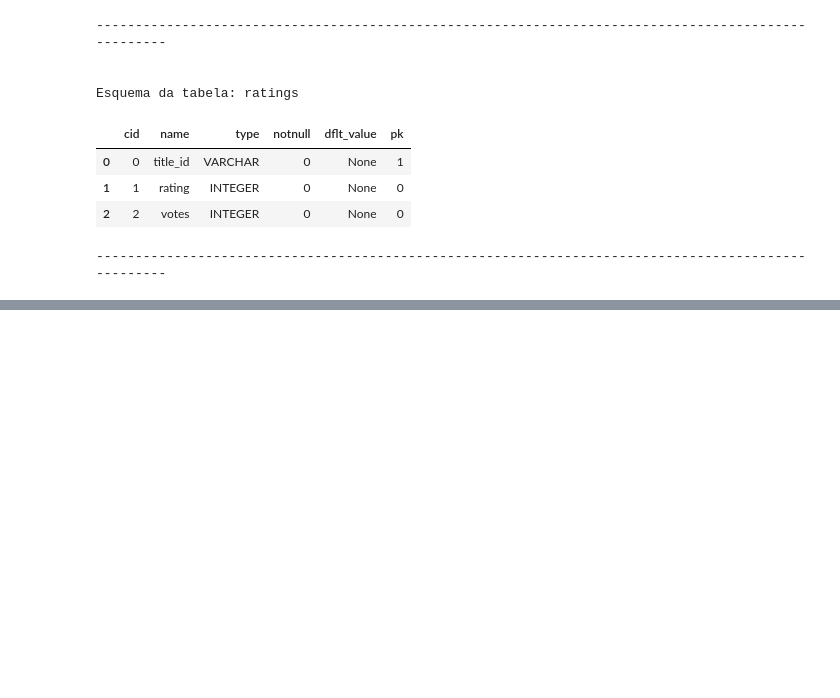
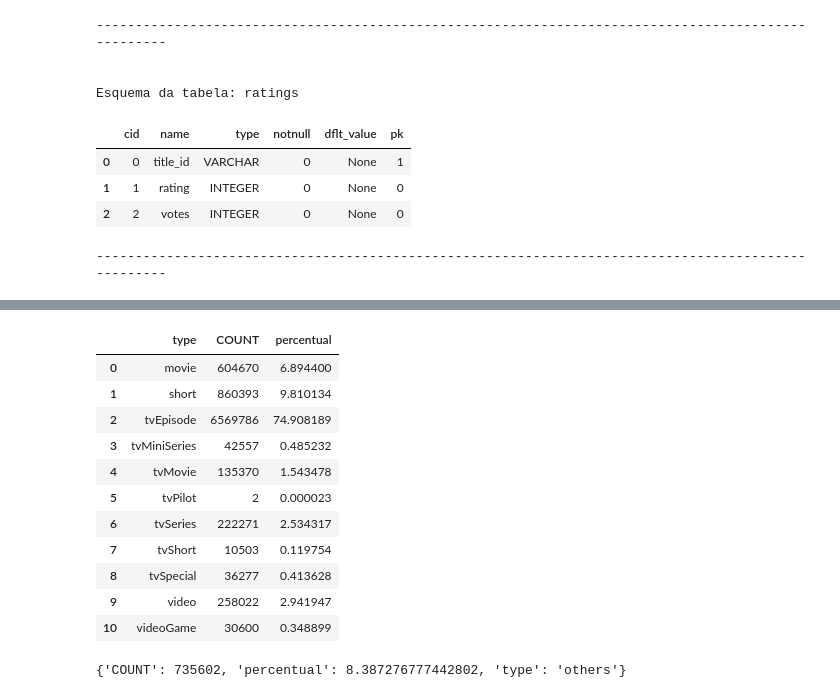
Before and after one commit to leosilvalg/projeto_analise_exploratoria, a Jupyter notebook: Projeto-Analise-Exploratoria-de-Dados.ipynb, the cells around one changed output, grey strips where cells are left out. Drawn from its saved outputs; the diff is of its cells as text; code cells hidden in the pictures; blank space fills up the shorter version.

Commit message:
Primeira parte. Categorias mais comuns no IMDB

```diff
--- a/Projeto-Analise-Exploratoria-de-Dados.ipynb
+++ b/Projeto-Analise-Exploratoria-de-Dados.ipynb
@@ -138,0 +141,5 @@ Esquema da tabela: ratings
+# %%
+# Criando a primeira consulta
+consulta1 = '''SELECT type, COUNT(*) AS COUNT FROM titles GROUP BY type'''
+# %%
+resultado1 = pd.read_sql_query(consulta1, conn)
@@ -138,0 +162,18 @@ Esquema da tabela: ratings
+# %%
+# Além de calcular o percentual, é necessário criar uma coluna nova
+resultado1['percentual'] = (resultado1['COUNT'] / resultado1['COUNT'].sum()) * 100
+# %%
+display(resultado1)
+# %% [output]
+|  | type | COUNT | percentual |
+| 0 | movie | 604670 | 6.894400 |
+| 1 | short | 860393 | 9.810134 |
+| 2 | tvEpisode | 6569786 | 74.908189 |
+| 3 | tvMiniSeries | 42557 | 0.485232 |
+| 4 | tvMovie | 135370 | 1.543478 |
+| 5 | tvPilot | 2 | 0.000023 |
+| 6 | tvSeries | 222271 | 2.534317 |
+| 7 | tvShort | 10503 | 0.119754 |
+| 8 | tvSpecial | 36277 | 0.413628 |
+| 9 | video | 258022 | 2.941947 |
+| 10 | videoGame | 30600 | 0.348899 |
@@ -138,0 +189,4 @@ Esquema da tabela: ratings
+# %%
+others
+# %% [output]
+{'COUNT': 735602, 'percentual': 8.387276777442802, 'type': 'others'}
```
Also changed, not shown: parts of 9 cells of this notebook.
